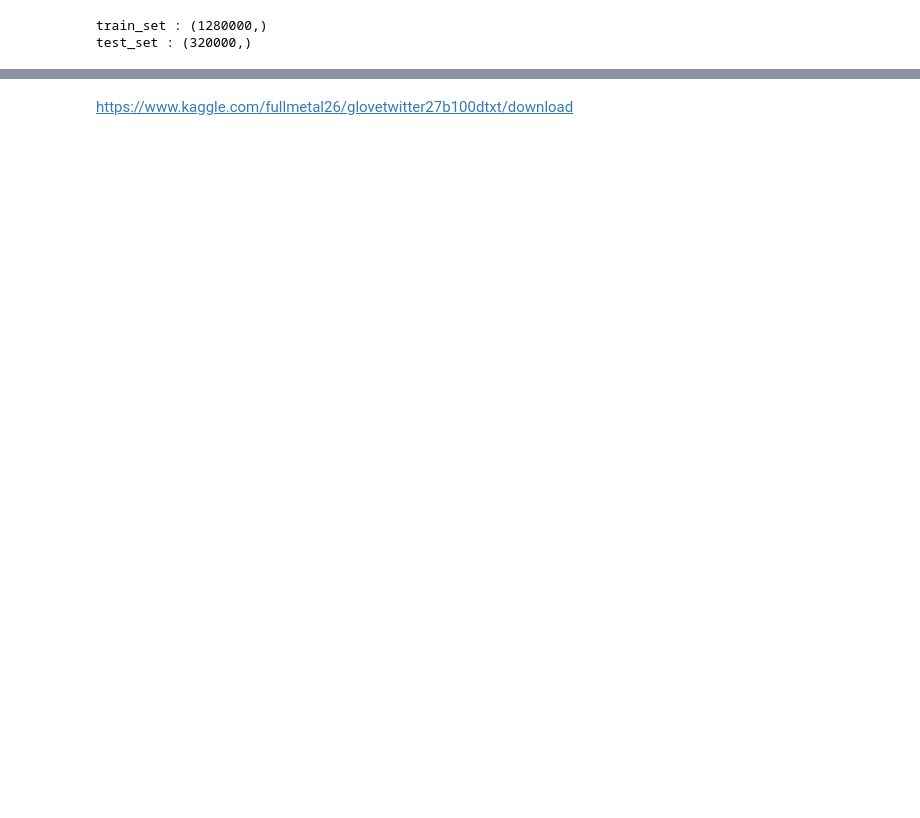
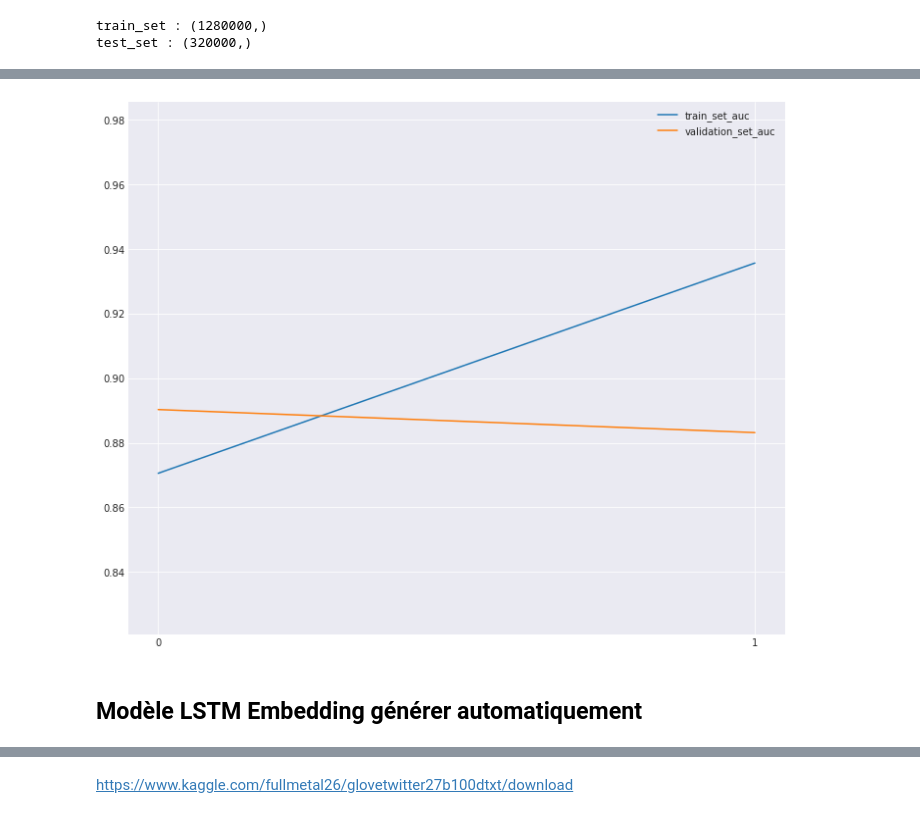
Before and after one commit to Seb-IX/Projet_7, a Jupyter notebook: Solution/script/P07_modélisation_avancé.ipynb, the cells around one changed output, grey strips where cells are left out. Drawn from its saved outputs; the diff is of its cells as text; code cells hidden in the pictures; blank space fills up the shorter version.

```diff
--- a/Solution/script/P07_modélisation_avancé.ipynb
+++ b/Solution/script/P07_modélisation_avancé.ipynb
@@ -846,0 +798,21 @@ EMBEDDING_DIM = 200
+# %%
+def get_model_rnn(X,printing=True,vocab_size=10000,dimension=100):
+    model = Sequential()
+    model.add(Embedding(vocab_size, dimension,input_length = X.shape[1]))
+    model.add(SimpleRNN(32,return_sequences =True))
+    model.add(SimpleRNN(16,return_sequences =True))
+    model.add(SimpleRNN(8))
+    model.add(Dense(2,activation='softmax'))
+    model.compile(loss = 'categorical_crossentropy', optimizer='adam',metrics = ['AUC',"accuracy"])
+    if printing:
+        print(model.summary())
+    return model
+# %%
+from keras.preprocessing.text import Tokenizer
+from keras.preprocessing.sequence import pad_sequences
+
+tokenizer = Tokenizer()
+tokenizer.fit_on_texts(X_train)
+
+x_train = tokenize_data(X_train,tokenizer,maxlen=150)
+x_test = tokenize_data(X_test,tokenizer,maxlen=150)
@@ -846,0 +824,2 @@ EMBEDDING_DIM = 200
+# %%
+model = get_model_rnn(x_train,vocab_size=vocab_size,dimension=200)
@@ -846,0 +846,3 @@ EMBEDDING_DIM = 200
+# %%
+trainset_X, validset_X, trainset_Y, validset_Y = train_test_split(x_train,Y, test_size = 0.20,stratify=Y, random_state = 42)
+history = model.fit(trainset_X, trainset_Y,validation_data=(validset_X, validset_Y), batch_size =1024, epochs = 2)
@@ -846,0 +854,6 @@ EMBEDDING_DIM = 200
+# %%
+plot_history(history,scoring=["auc"])
+# %% [output]
+[figure, added]
+# %% [markdown]
+## Modèle LSTM Embedding générer automatiquement
```
Also changed, not shown: parts of 352 cells of this notebook, 43 other files.
